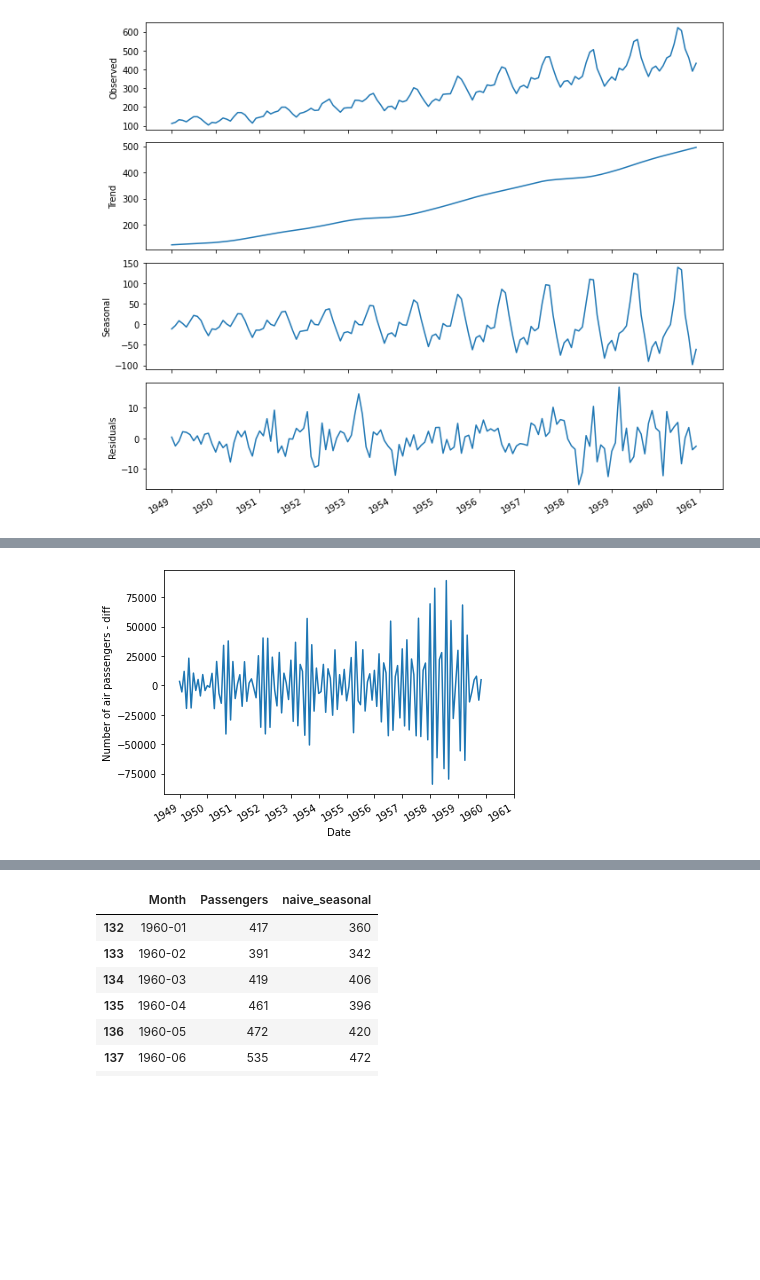
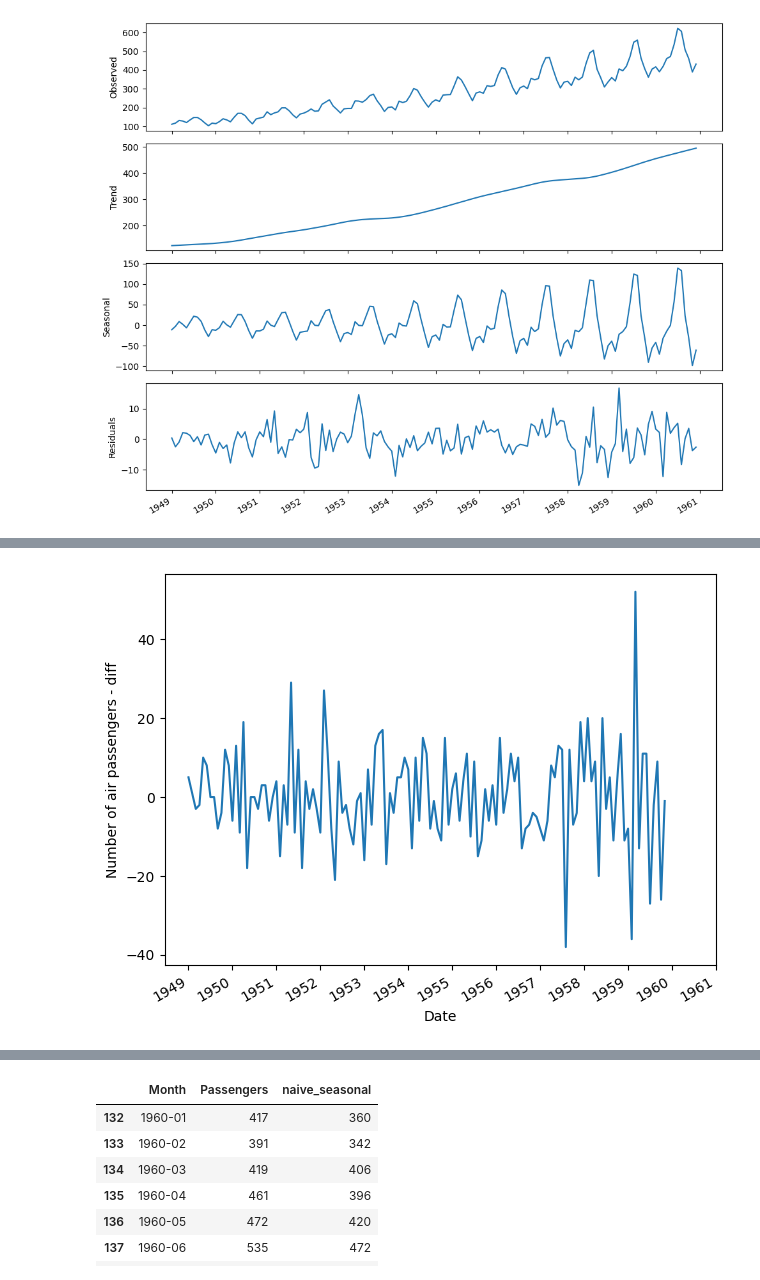
Before and after one commit to marcopeix/TimeSeriesForecastingInPython, a Jupyter notebook: CH08/CH08.ipynb, the cells around one changed output, grey strips where cells are left out. Drawn from its saved outputs; the diff is of its cells as text; code cells hidden in the pictures; blank space fills up the shorter version.

Commit message:
Fixed issue with np.diff function - n represents the number of times a ts is differenced, not the periodicity

```diff
--- a/CH08/CH08.ipynb
+++ b/CH08/CH08.ipynb
@@ -151,5 +151,5 @@ p-value: 0.05421329028382636
 # %%
-df_diff_seasonal_diff = np.diff(df_diff, n=12)
+df_diff_seasonal_diff = df_diff[12:] - df_diff[:-12]
 
 ad_fuller_result = adfuller(df_diff_seasonal_diff)
 
@@ -171,18 +171,18 @@ p-value: 2.7328918500141235e-29
 # %%
 fig, ax = plt.subplots()
 
-ax.plot(df['Month'][13:], eps_diff_seasonal_diff)
+ax.plot(df['Month'][13:], df_diff_seasonal_diff)
 ax.set_xlabel('Date')
 ax.set_ylabel('Number of air passengers - diff')
 
 plt.xticks(np.arange(0, 145, 12), np.arange(1949, 1962, 1))
 
 fig.autofmt_xdate()
 plt.tight_layout()
 
 # plt.savefig('figures/CH07_F01_peixeiro.png', dpi=300)
 # %% [output]
-[figure, old version]
+[figure, new version]
 # %%
 fig, ax = plt.subplots()
 
```
Also changed, not shown: parts of 22 cells of this notebook, 1 other file.
